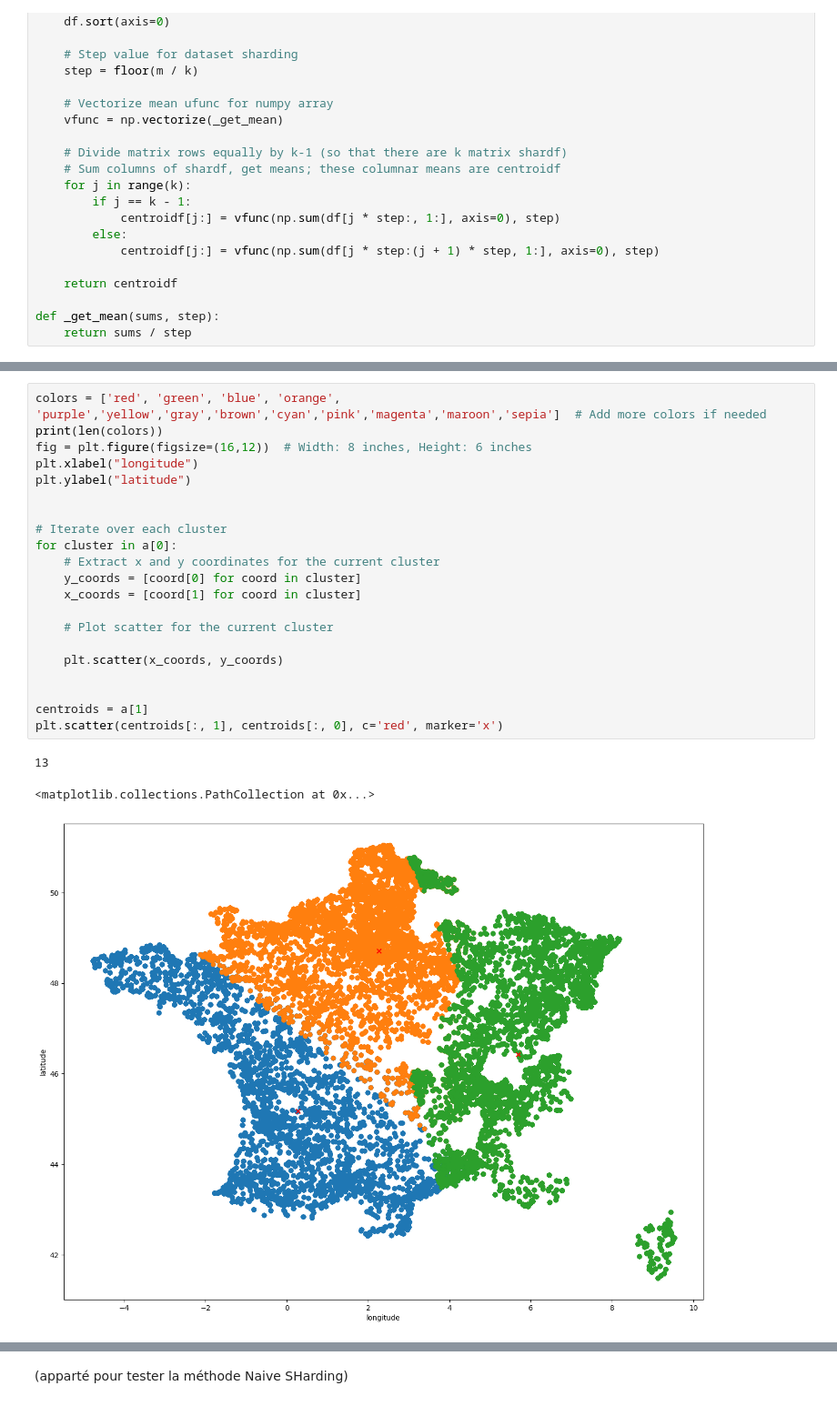
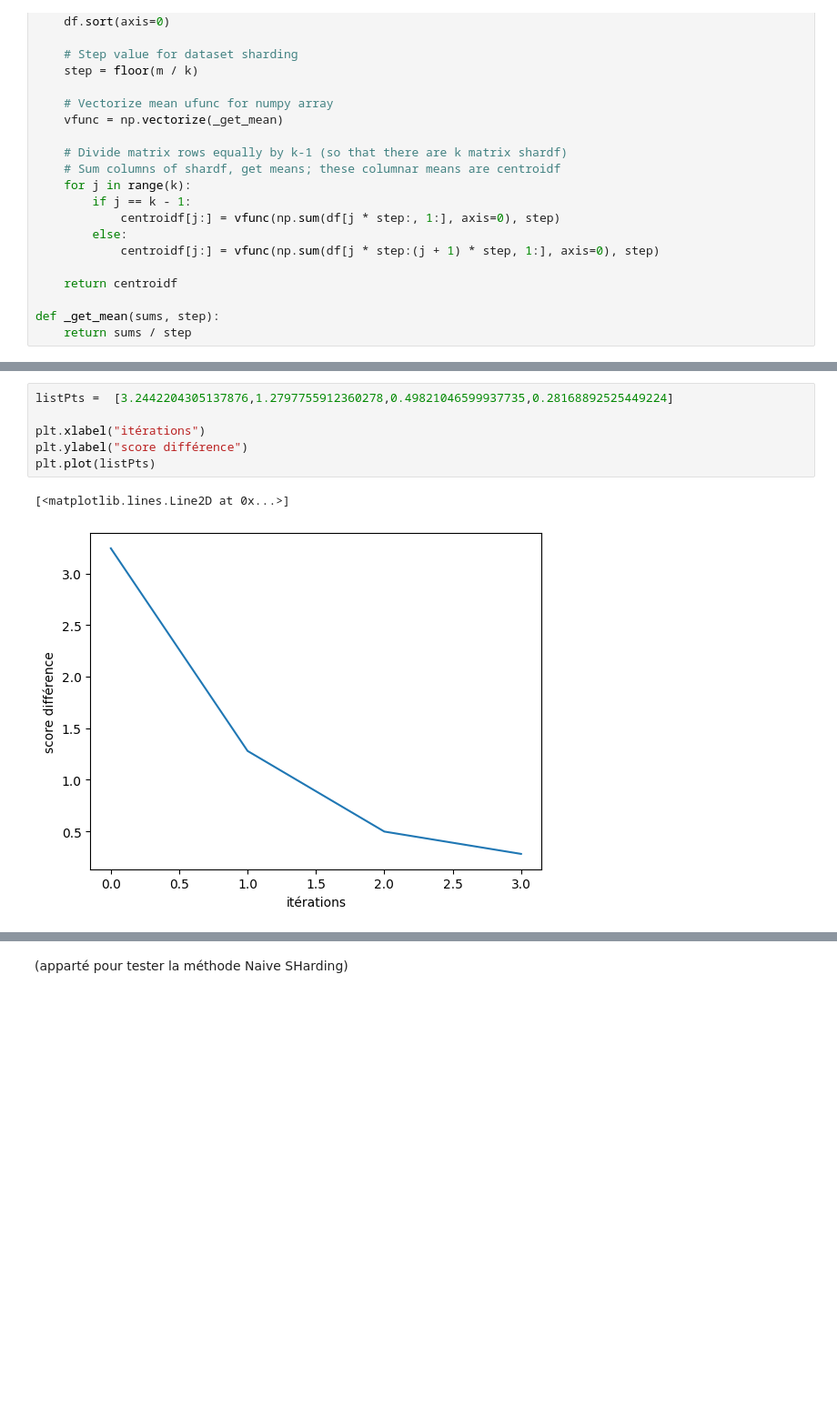
Before and after one commit to Epwo/ProjetA3-23, a Jupyter notebook: IA/non supervisé/non-supervise.ipynb, the cells around one changed output, grey strips where cells are left out. Shown at 91% size. Cells and saved outputs as stored; diff of their text form; blank space fills up the shorter version.

```diff
--- a/IA/non supervisé/non-supervise.ipynb
+++ b/IA/non supervisé/non-supervise.ipynb
@@ -294,25 +260,9 @@ ValueError: object of too small depth for desired array
-# %%
-colors = ['red', 'green', 'blue', 'orange', 'purple','yellow','gray','brown','cyan','pink','magenta','maroon','sepia']  # Add more colors if needed
-print(len(colors))
-fig = plt.figure(figsize=(16,12))  # Width: 8 inches, Height: 6 inches
-plt.xlabel("longitude")
-plt.ylabel("latitude")
-
-
-# Iterate over each cluster
-for cluster in a[0]:
-    # Extract x and y coordinates for the current cluster
-    y_coords = [coord[0] for coord in cluster]
-    x_coords = [coord[1] for coord in cluster]
-
-    # Plot scatter for the current cluster
-
-    plt.scatter(x_coords, y_coords)
-
-
-centroids = a[1]
-plt.scatter(centroids[:, 1], centroids[:, 0], c='red', marker='x')
-# %% [output]
-13
-<matplotlib.collections.PathCollection at 0x...>
-[figure, removed]
+# %%
+listPts =  [3.2442204305137876,1.2797755912360278,0.49821046599937735,0.28168892525449224]
+
+plt.xlabel("itérations")
+plt.ylabel("score différence")
+plt.plot(listPts)
+# %% [output]
+[<matplotlib.lines.Line2D at 0x...>]
+[figure, added]
```
Also changed, not shown: parts of 17 cells of this notebook, 1 other file.
